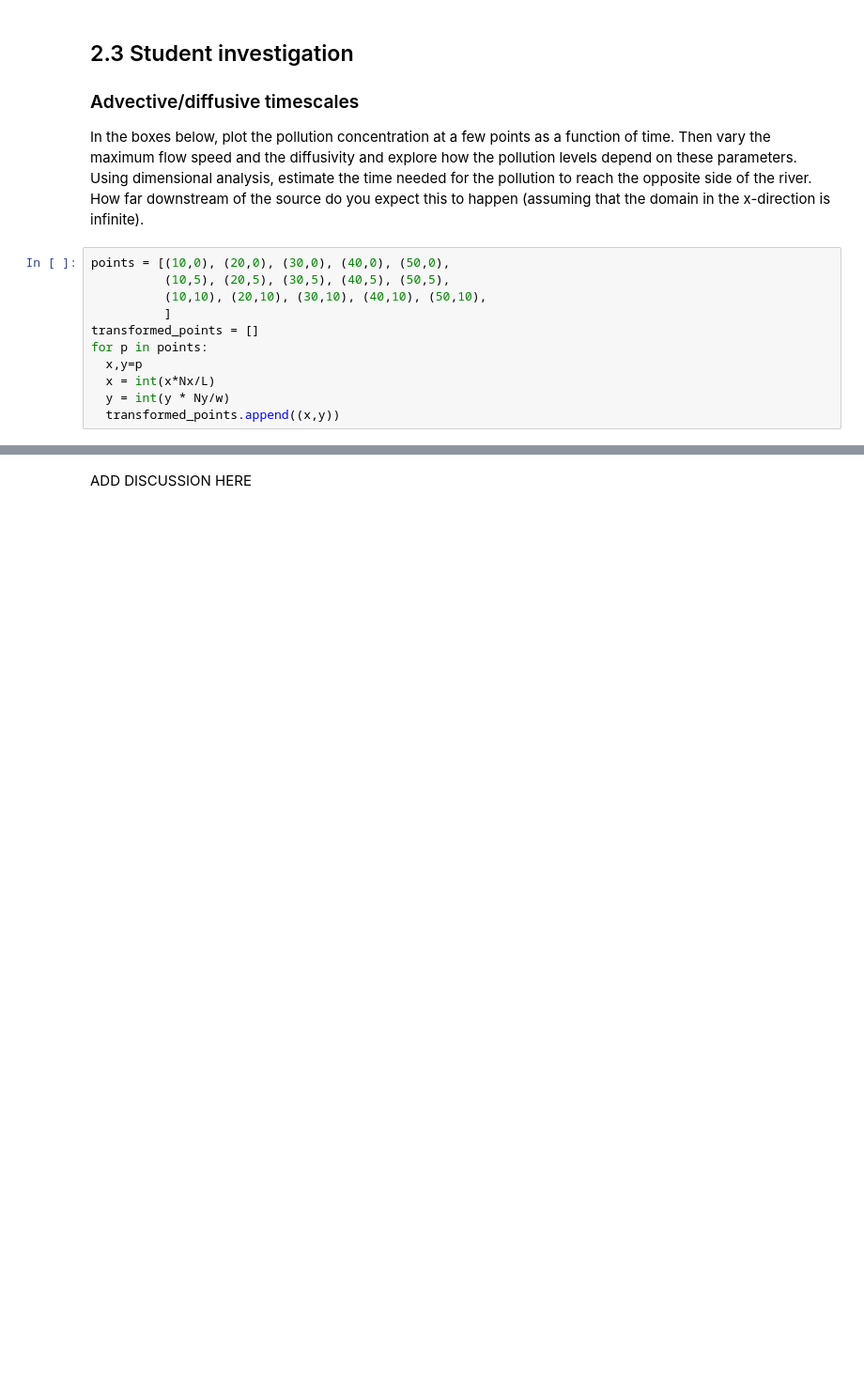
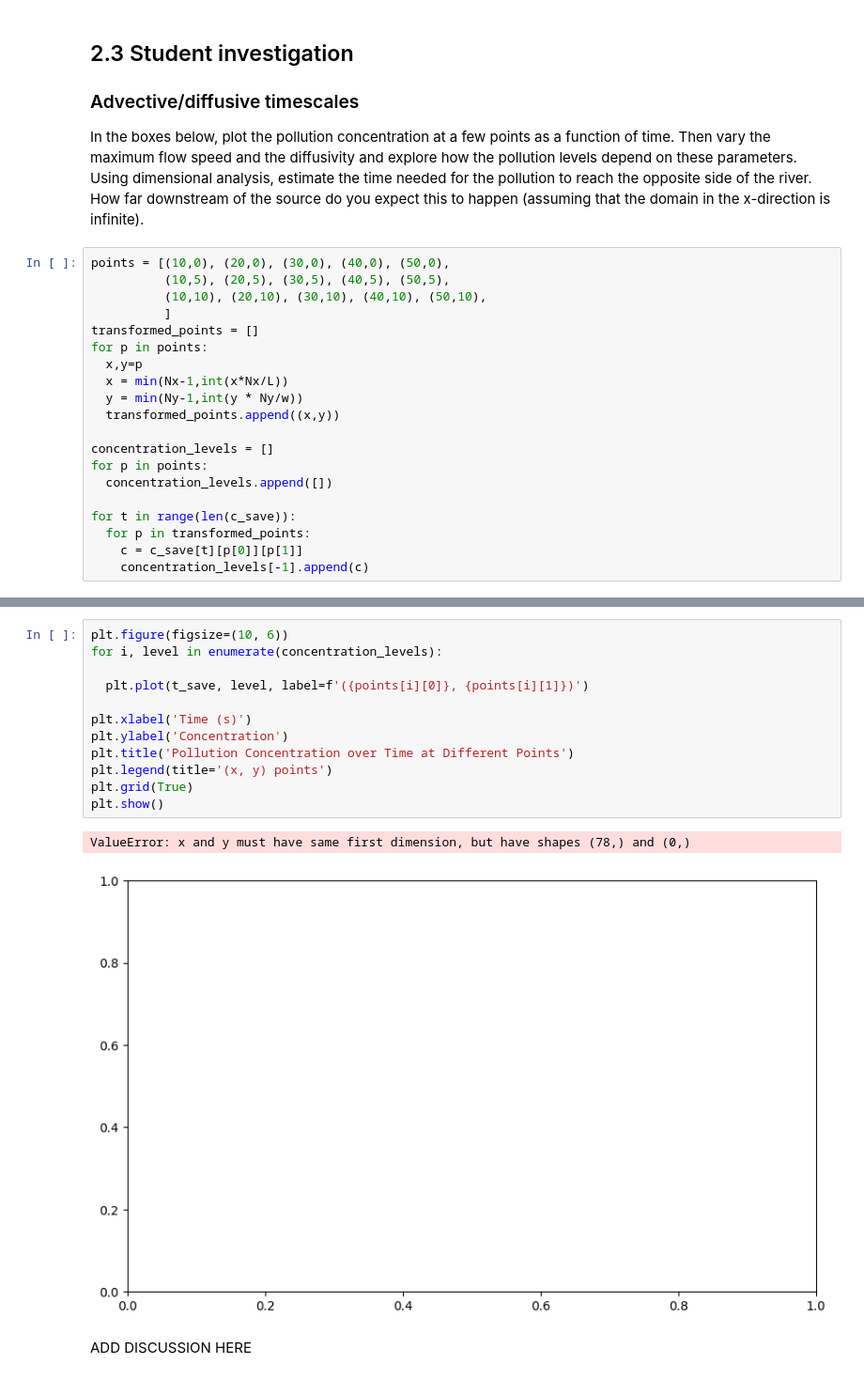
Before and after one commit to benwulmer/QCES, a Jupyter notebook: Project2_transport.ipynb, the cells around one changed output, grey strips where cells are left out. Shown at 94% size. Cells and saved outputs as stored; diff of their text form; blank space fills up the shorter version.

```diff
--- a/Project2_transport.ipynb
+++ b/Project2_transport.ipynb
@@ -457,6 +457,15 @@ points = [(10,0), (20,0), (30,0), (40,0), (50,0),
 transformed_points = []
 for p in points:
   x,y=p
-  x = int(x*Nx/L)
-  y = int(y * Ny/w)
+  x = min(Nx-1,int(x*Nx/L))
+  y = min(Ny-1,int(y * Ny/w))
   transformed_points.append((x,y))
+
+concentration_levels = []
+for p in points:
+  concentration_levels.append([])
+
+for t in range(len(c_save)):
+  for p in transformed_points:
+    c = c_save[t][p[0]][p[1]]
+    concentration_levels[-1].append(c)
@@ -465,3 +476,18 @@ for p in points:
+# %%
+plt.figure(figsize=(10, 6))
+for i, level in enumerate(concentration_levels):
+
+  plt.plot(t_save, level, label=f'({points[i][0]}, {points[i][1]})')
+
+plt.xlabel('Time (s)')
+plt.ylabel('Concentration')
+plt.title('Pollution Concentration over Time at Different Points')
+plt.legend(title='(x, y) points')
+plt.grid(True)
+plt.show()
+# %% [output]
+ValueError: x and y must have same first dimension, but have shapes (78,) and (0,)
+[figure, added]
 # %% [markdown]
 ADD DISCUSSION HERE
 # %% [markdown]
```
Also changed, not shown: parts of 2 cells of this notebook.
